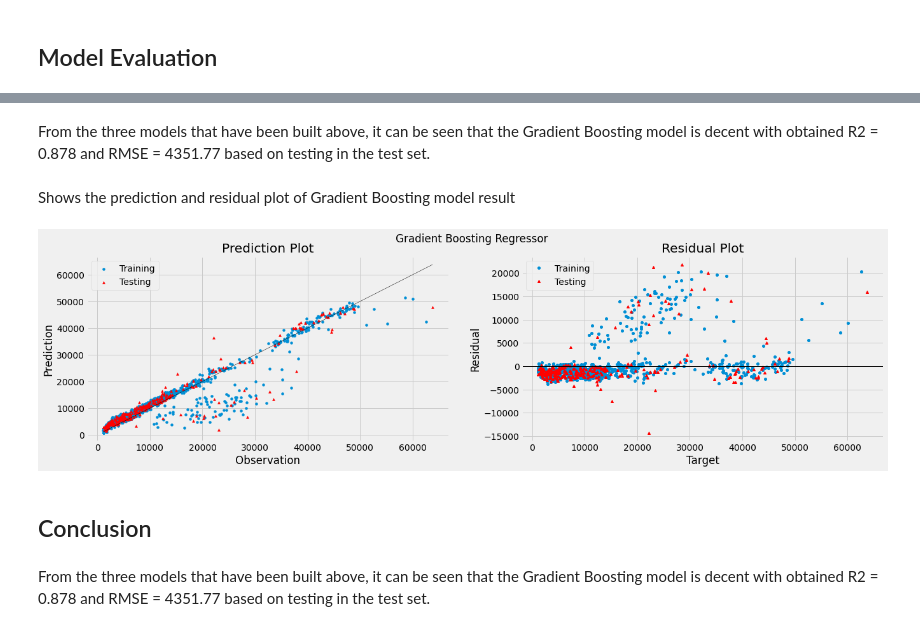
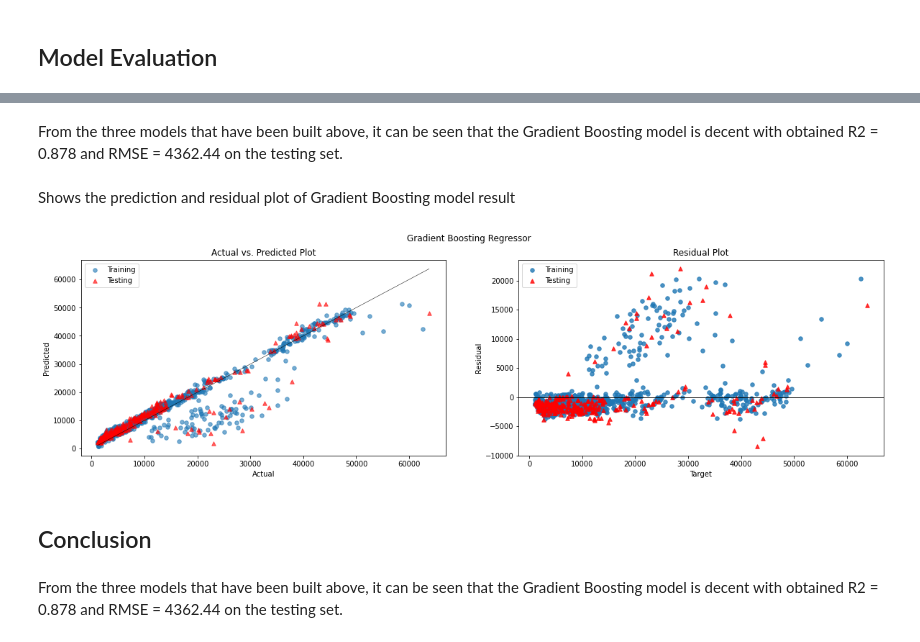
Before and after one commit to trizkynoviandy/medical-insurance-cost, a Jupyter notebook: medical_insurance_cost.ipynb, the cells around one changed output, grey strips where cells are left out. Saved outputs shown, nothing was run; the diff lists cells and outputs as text; code cells hidden in the pictures.

```diff
--- a/medical_insurance_cost.ipynb
+++ b/medical_insurance_cost.ipynb
@@ -137,4 +139,5 @@ y = pd.DataFrame(dataset["charges"].copy())
 Scale the data using StandardScaler
 # %%
 scaler = StandardScaler()
-X = scaler.fit_transform(X)
+X_train = scaler.fit_transform(X_train)
+X_test = scaler.fit_transform(X_test)
@@ -143,13 +144,11 @@ Splitting data into train and test set
-# %%
-X_train, X_test, y_train, y_test = train_test_split(X, y, test_size = 0.20, random_state = 42)
 # %% [markdown]
 ## Model Training
 # %% [markdown]
 Building Gradient Boosting, Random Forest, and AdaBoost models
 # %%
-gb = GradientBoostingRegressor().fit(X_train, y_train.values.ravel())
-rf = RandomForestRegressor().fit(X_train, y_train.values.ravel())
-adb = AdaBoostRegressor().fit(X_train, y_train.values.ravel())
+gb = GradientBoostingRegressor().fit(X_train, y_train)
+rf = RandomForestRegressor().fit(X_train, y_train)
+adb = AdaBoostRegressor().fit(X_train, y_train)
 # %%
 def get_results(model, X_train, X_test, y_train, y_test):
     train_prediction = model.predict(X_train)
@@ -184,39 +183,39 @@ result_table.round(3)
 # %% [markdown]
-From the three models that have been built above, it can be seen that the Gradient Boosting model is decent with obtained R2 = 0.878 and RMSE = 4351.77 based on testing in the test set.
+From the three models that have been built above, it can be seen that the Gradient Boosting model is decent with obtained R2 = 0.878 and RMSE = 4362.44 on the testing set.
 # %% [markdown]
 Shows the prediction and residual plot of Gradient Boosting model result
+# %%
+gb_train_pred = gb.predict(X_train)
+gb_test_pred = gb.predict(X_test)
 # %%
-gb_train_pred = gb.predict(X_train).reshape(1070, 1)
-gb_test_pred = gb.predict(X_test).reshape(268, 1)
-
 residual_train = y_train - gb_train_pred
 residual_test = y_test - gb_test_pred
 
 fig=plt.figure(figsize=(20,5))
 plt.suptitle('Gradient Boosting Regressor')
 
 ax1=plt.subplot(1,2,1)
-ax1.scatter(y_train, gb_train_pred, s=15, label='Training')
-ax1.scatter(y_test, gb_test_pred, marker='^', s=15, c='r', label='Testing')
+ax1.scatter(y_train, gb_train_pred, s=30, alpha=0.6, label='Training')
+ax1.scatter(y_test, gb_test_pred, marker='^', s=30, alpha=0.6, c='r', label='Testing')
 ax1.plot([y.min(), y.max()], [y.min(), y.max()], 'k', lw=0.5)
-ax1.set_title('Prediction Plot')
-ax1.set_xlabel('Observation')
-ax1.set_ylabel('Prediction')
+ax1.set_title('Actual vs. Predicted Plot')
+ax1.set_xlabel('Actual')
+ax1.set_ylabel('Predicted')
 ax1.legend()
 
 ax2=plt.subplot(1,2,2)
-ax2.plot(y_train, residual_train, 'o', markersize= 4, label='Training')
-ax2.plot(y_test, residual_test, '^', c='red', markersize= 4, label='Testing')
-ax2.axhline(y=0.3, linewidth= 1, linestyle='-', c='black')
+ax2.scatter(y_train, residual_train, s=30, alpha=0.8, label="Training")
+ax2.scatter(y_test, residual_test, marker="^", s=30, c="r", alpha=0.8, label="Testing")
+ax2.axhline(linewidth= 1, linestyle='-', c='black')
 ax2.legend()
 ax2.set_title('Residual Plot')
 ax2.set_xlabel('Target')
 ax2.set_ylabel('Residual')
 
 plt.show()
 # %% [output]
-[figure, old version]
+[figure, new version]
 # %% [markdown]
 ## Conclusion
 # %% [markdown]
-From the three models that have been built above, it can be seen that the Gradient Boosting model is decent with obtained R2 = 0.878 and RMSE = 4351.77 based on testing in the test set.
+From the three models that have been built above, it can be seen that the Gradient Boosting model is decent with obtained R2 = 0.878 and RMSE = 4362.44 on the testing set.
```
Also changed, not shown: parts of 7 cells of this notebook.
